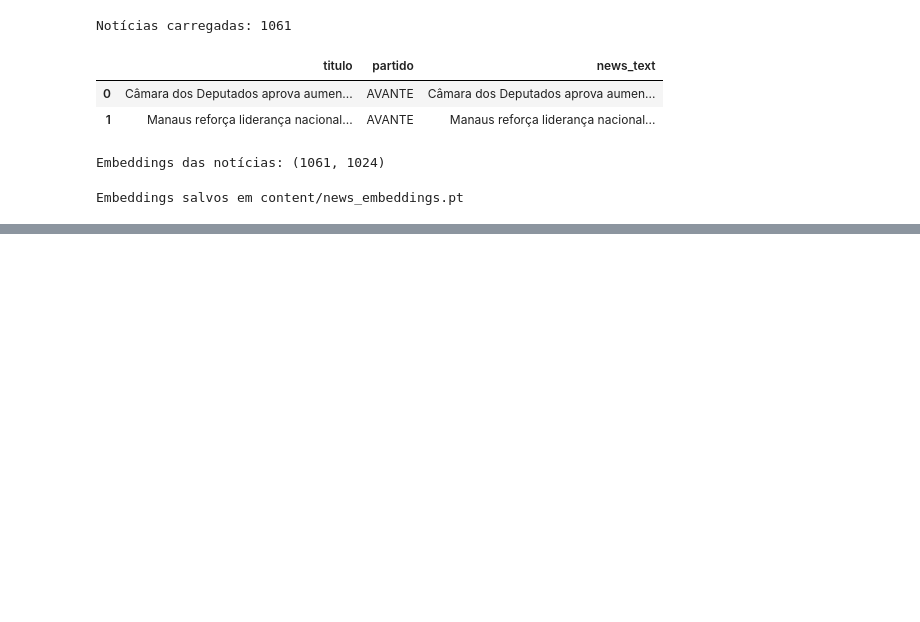
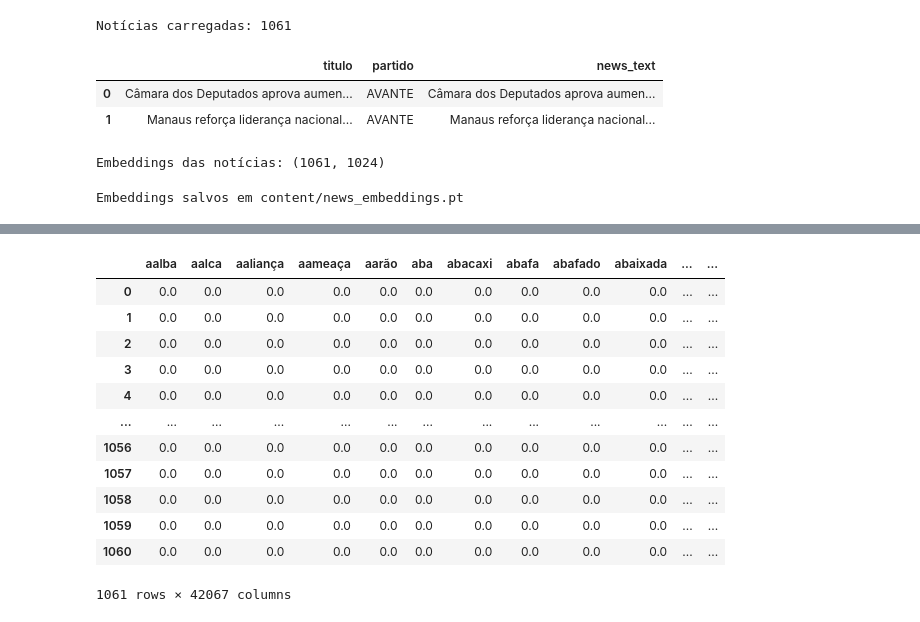
Before and after one commit to JPedroRodrigues/political-guidance-through-discourse, a Jupyter notebook: political-guidance-through-discourse.ipynb, the cells around one changed output, grey strips where cells are left out. Drawn from its saved outputs; the diff is of its cells as text; code cells hidden in the pictures; blank space fills up the shorter version.

```diff
--- a/political-guidance-through-discourse.ipynb
+++ b/political-guidance-through-discourse.ipynb
@@ -606,0 +671,16 @@ ValueError: Rótulos fora do conjunto esperado de espectros políticos: {np.str_
+# %%
+news_tfidf
+# %% [output]
+|  | aalba | aalca | aaliança | aameaça | aarão | aba | abacaxi | abafa | abafado | abaixada | ... | ... |
+| 0 | 0.0 | 0.0 | 0.0 | 0.0 | 0.0 | 0.0 | 0.0 | 0.0 | 0.0 | 0.0 | ... | ... |
+| 1 | 0.0 | 0.0 | 0.0 | 0.0 | 0.0 | 0.0 | 0.0 | 0.0 | 0.0 | 0.0 | ... | ... |
+| 2 | 0.0 | 0.0 | 0.0 | 0.0 | 0.0 | 0.0 | 0.0 | 0.0 | 0.0 | 0.0 | ... | ... |
+| 3 | 0.0 | 0.0 | 0.0 | 0.0 | 0.0 | 0.0 | 0.0 | 0.0 | 0.0 | 0.0 | ... | ... |
+| 4 | 0.0 | 0.0 | 0.0 | 0.0 | 0.0 | 0.0 | 0.0 | 0.0 | 0.0 | 0.0 | ... | ... |
+| ... | ... | ... | ... | ... | ... | ... | ... | ... | ... | ... | ... | ... |
+| 1056 | 0.0 | 0.0 | 0.0 | 0.0 | 0.0 | 0.0 | 0.0 | 0.0 | 0.0 | 0.0 | ... | ... |
+| 1057 | 0.0 | 0.0 | 0.0 | 0.0 | 0.0 | 0.0 | 0.0 | 0.0 | 0.0 | 0.0 | ... | ... |
+| 1058 | 0.0 | 0.0 | 0.0 | 0.0 | 0.0 | 0.0 | 0.0 | 0.0 | 0.0 | 0.0 | ... | ... |
+| 1059 | 0.0 | 0.0 | 0.0 | 0.0 | 0.0 | 0.0 | 0.0 | 0.0 | 0.0 | 0.0 | ... | ... |
+| 1060 | 0.0 | 0.0 | 0.0 | 0.0 | 0.0 | 0.0 | 0.0 | 0.0 | 0.0 | 0.0 | ... | ... |
+1061 rows × 42067 columns
```
Also changed, not shown: parts of 21 cells of this notebook, 2 other files.
